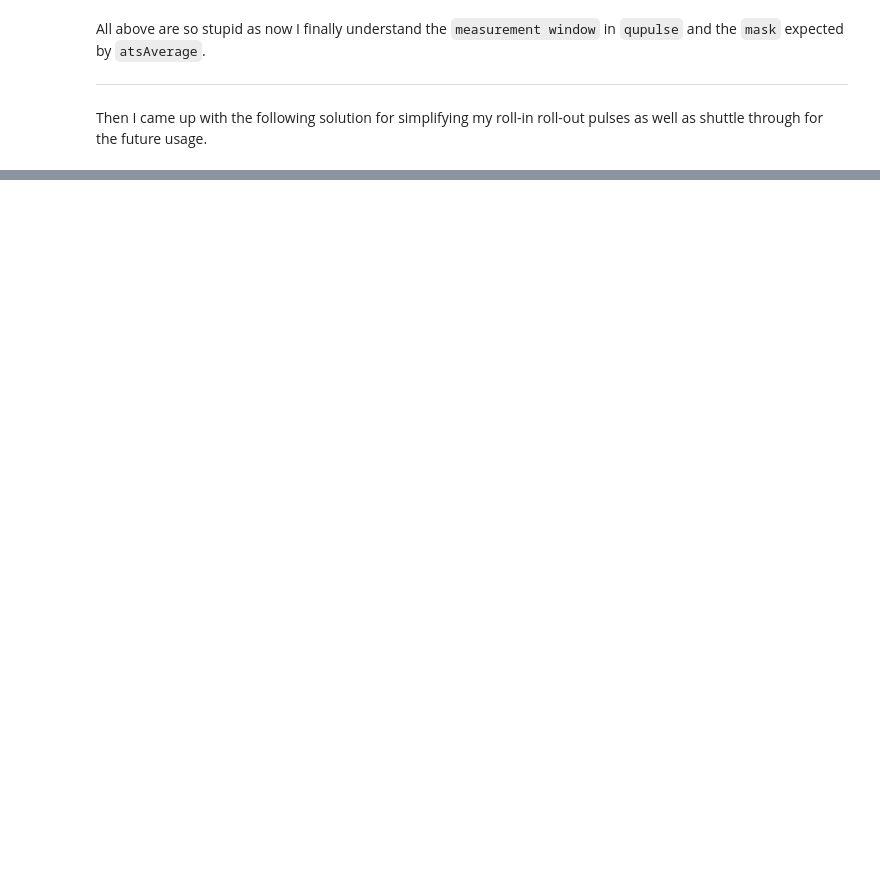
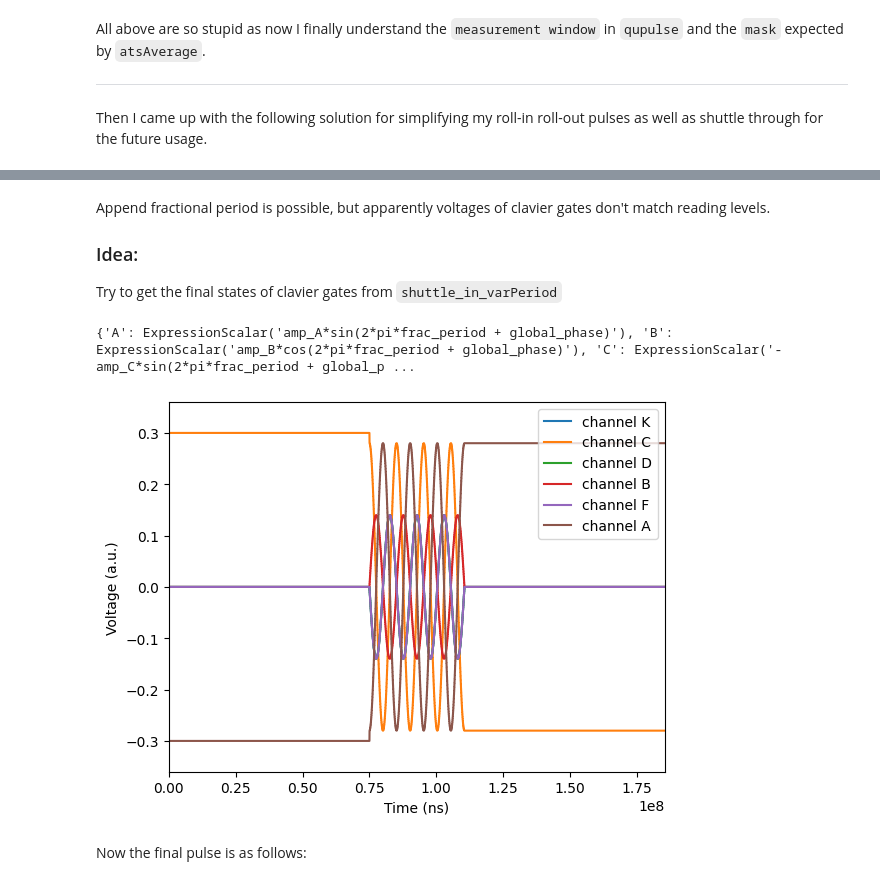
Before and after one commit to BrllsRX/qupulse, a Jupyter notebook: shuttle_exp/doc/shuttle_through.ipynb, the cells around one changed output, grey strips where cells are left out. Saved outputs shown, nothing was run; the diff lists cells and outputs as text; code cells hidden in the pictures; blank space fills up the shorter version.

```diff
--- a/shuttle_exp/doc/shuttle_through.ipynb
+++ b/shuttle_exp/doc/shuttle_through.ipynb
@@ -235,0 +272,24 @@ _ = plot(roll_in_n_out_complete, default_params,
+# %% [markdown]
+Append fractional period is possible, but apparently voltages of clavier gates don't match reading levels.
+
+### Idea:
+Try to get the final states of clavier gates from `shuttle_in_varPeriod`
+# %%
+print(shuttle_in_varPeriod.final_values)    # surprisingly qupulse stores final_values as expressions
+
+# Plug load, shuttle in and read together => PL1 --> S+n --> DL1
+channels_onhold = load_full.defined_channels - shuttle_in_varPeriod.defined_channels
+
+# overwrite channels by the final value
+read_pls_mod = ParallelChannelPT(read_pls,
+                                overwritten_channels={ch: val for ch, val in shuttle_in_varPeriod.final_values.items()})
+
+period_in = load_full @ ParallelChannelPT(shuttle_in_varPeriod, overwritten_channels={ch: f"V_load_3[{ord(ch)-ord('A')}]" for ch in channels_onhold}) @ read_pls_mod
+_ = plot(period_in, default_params,
+        plot_channels=shuttle_in_varPeriod.defined_channels,
+        sample_rate=default_params['sample_rate'])
+# %% [output]
+{'A': ExpressionScalar('amp_A*sin(2*pi*frac_period + global_phase)'), 'B': ExpressionScalar('amp_B*cos(2*pi*frac_period + global_phase)'), 'C': ExpressionScalar('-amp_C*sin(2*pi*frac_period + global_p ...
+[figure, added]
+# %% [markdown]
+Now the final pulse is as follows:
```
Also changed, not shown: parts of 13 cells of this notebook.
